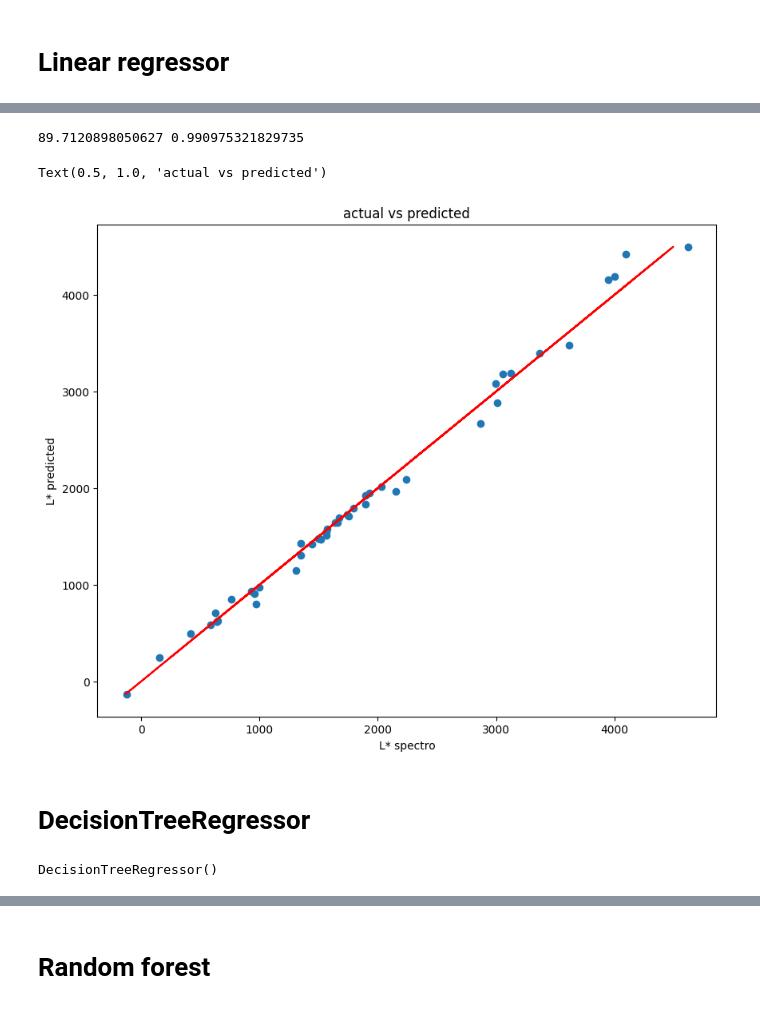
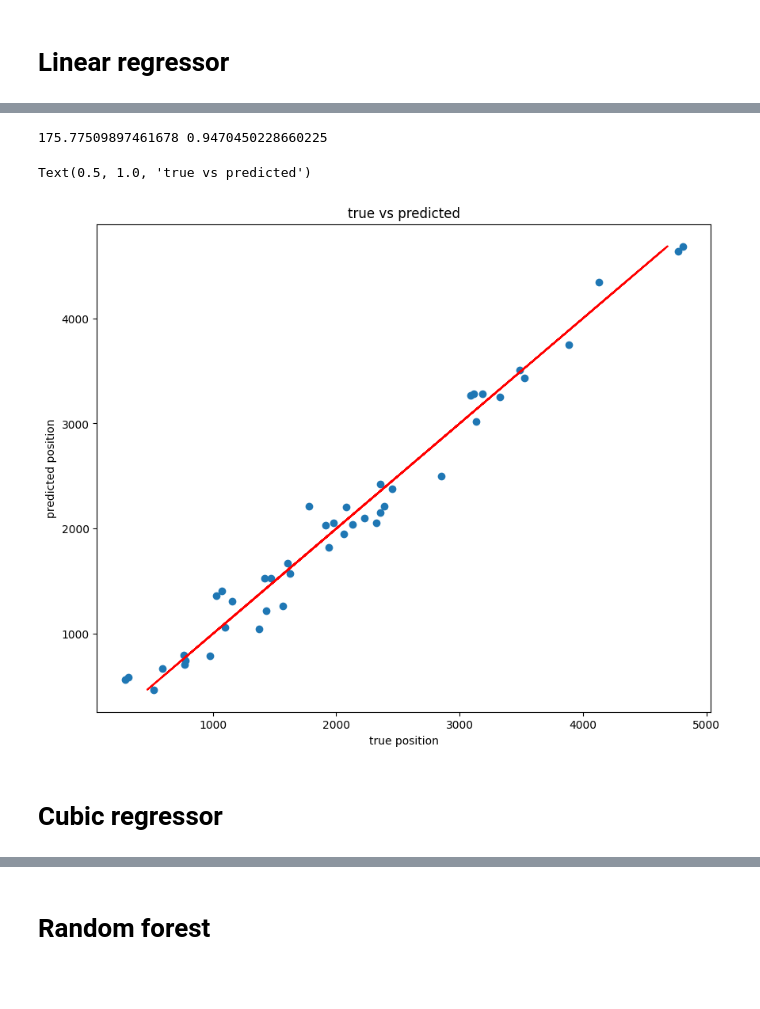
Before and after one commit to opticsensors/pool-playing-robot, a Jupyter notebook: examples/system_calibration/model_carriage_position.ipynb, the cells around one changed output, grey strips where cells are left out. Drawn from its saved outputs; the diff is of its cells as text; code cells hidden in the pictures; blank space fills up the shorter version.

Commit message:
error analysis of analytic model

```diff
--- a/examples/system_calibration/model_carriage_position.ipynb
+++ b/examples/system_calibration/model_carriage_position.ipynb
@@ -13,7 +13,7 @@ df.head()
 5 rows × 27 columns
 # %%
 x = df[['target_x_undist', 'target_y_undist','angle_undist']]
-y = df[['carriage_x_undist_warp','carriage_y_undist_warp']]
+y = df[['carriage_x_undist','carriage_y_undist']]
 # %%
 from sklearn.model_selection import train_test_split
 x_train,x_test,y_train,y_test= train_test_split(x,y,test_size=0.2, stratify=df['target_aruco'])
@@ -46,5 +46,9 @@ Text(0.5, 1.0, 'actual vs predicted')
 # %%
 from sklearn.preprocessing import PolynomialFeatures
-poly = PolynomialFeatures(degree=3)
+poly = PolynomialFeatures(degree=2)
 x_poly_train=poly.fit_transform(x_train)
 x_poly_test=poly.fit_transform(x_test)
+
+model=linear_model.LinearRegression()
+model.fit(x_poly_train,y_train)
+y_pred=model.predict(x_poly_test)
@@ -56,23 +56,15 @@ y_pred=model.predict(x_poly_test)
 from sklearn.metrics import r2_score, mean_squared_error
 print(mean_squared_error(y_test,y_pred,squared=False),r2_score(y_test,y_pred))
 # %% [output]
-89.7120898050627 0.990975321829735
+175.77509897461678 0.9470450228660225
 # %%
 import matplotlib.pyplot as plt
 plt.figure(figsize=(10,8))
 plt.scatter(y_test,y_pred)
 plt.plot(y_pred, y_pred, color = 'red')
-plt.xlabel('L* spectro')
-plt.ylabel('L* predicted')
-plt.title('actual vs predicted')
+plt.xlabel('true position')
+plt.ylabel('predicted position')
+plt.title('true vs predicted')
 # %% [output]
-Text(0.5, 1.0, 'actual vs predicted')
+Text(0.5, 1.0, 'true vs predicted')
-[figure, old version]
+[figure, new version]
-# %% [markdown]
-# DecisionTreeRegressor
-# %%
-from sklearn import tree
-model = tree.DecisionTreeRegressor()
-model.fit(x_train,y_train)
-# %% [output]
-DecisionTreeRegressor()
@@ -80,0 +71,2 @@ y_pred=model.predict(x_test)
+# %% [markdown]
+# Cubic regressor
```
Also changed, not shown: parts of 35 cells of this notebook, 3 other files.
